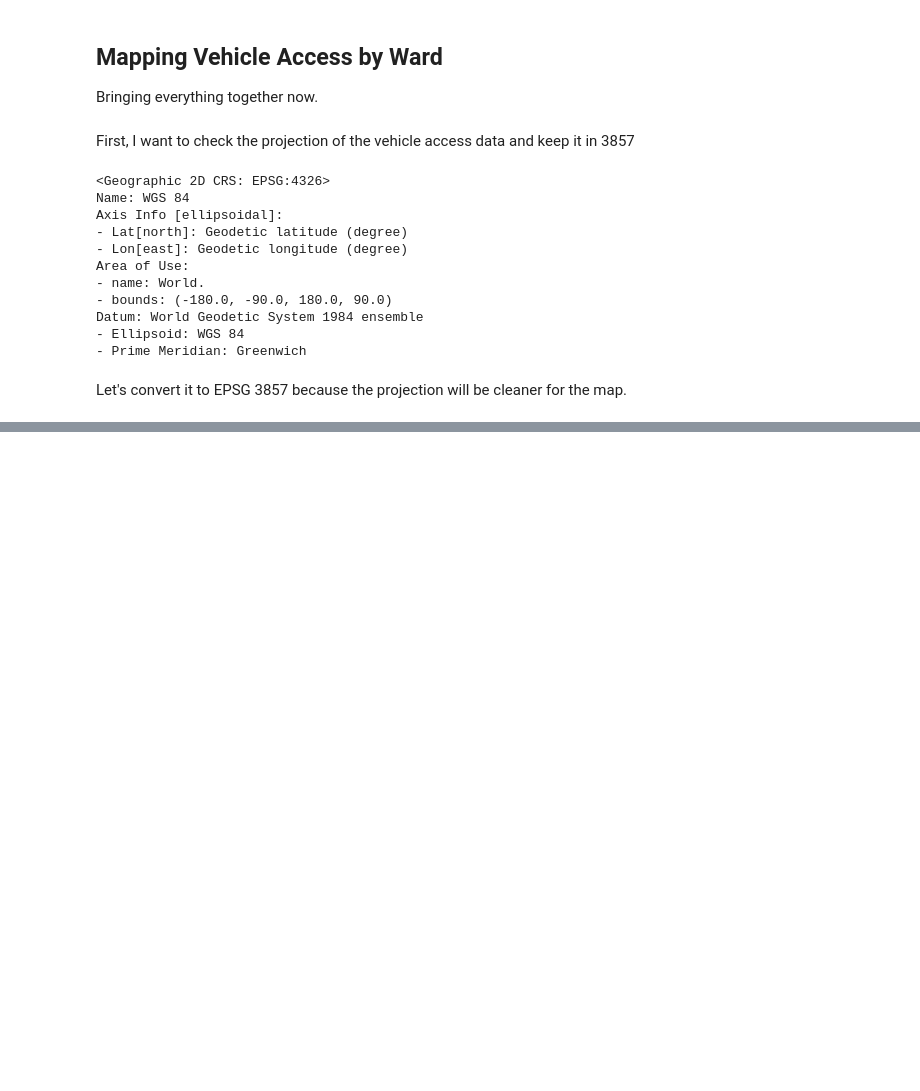
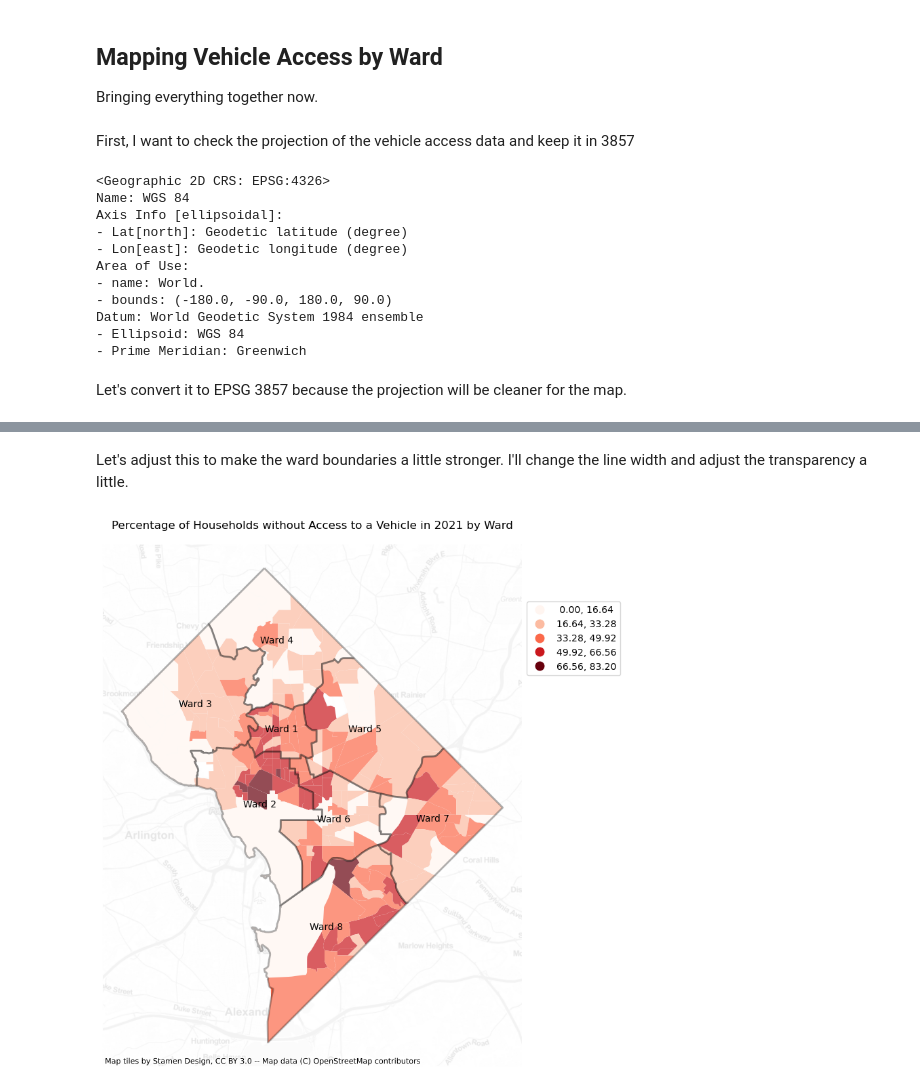
Before and after one commit to rseiberg/food_access_dc, a Jupyter notebook: Group Assignments/Final Project/vehicle_access_clean.ipynb, the cells around one changed output, grey strips where cells are left out. Drawn from its saved outputs; the diff is of its cells as text; code cells hidden in the pictures; blank space fills up the shorter version.

```diff
--- a/Group Assignments/Final Project/vehicle_access_clean.ipynb
+++ b/Group Assignments/Final Project/vehicle_access_clean.ipynb
@@ -455,0 +483,32 @@ ctx.add_basemap(ax=ax,
+# %% [markdown]
+Let's adjust this to make the ward boundaries a little stronger. I'll change the line width and adjust the transparency a little.
+# %%
+fig, ax = plt.subplots(figsize=(10,10))
+
+tracts_vehicle_new.plot(figsize=(12,10),
+                        column='No Vehicle Available',
+                        legend=True,
+                        cmap='Reds',
+                        ax=ax,
+                        legend_kwds={'loc':'upper left','bbox_to_anchor':(1,.9)},
+                        scheme='equal_interval', alpha=1)
+
+wards_trimmed.plot(ax=ax,
+                   color='white',
+                   edgecolor='black',
+                   linewidth=2,
+                   alpha=0.3)
+
+wards_trimmed.apply(lambda x: ax.annotate(text=x['NAME'], xy=x.geometry.centroid.coords[0], ha='center'), axis=1);
+
+ax.axis('off')
+
+ax.set_title('Percentage of Households without Access to a Vehicle in 2021 by Ward')
+
+ctx.add_basemap(ax=ax,
+                crs=3857,
+                source=ctx.providers.Stamen.TonerLite,
+                alpha=0.1 # add transparency to make it less dominant
+                )
+# %% [output]
+[figure, added]
```
Also changed, not shown: parts of 81 cells of this notebook, 8 other files.
